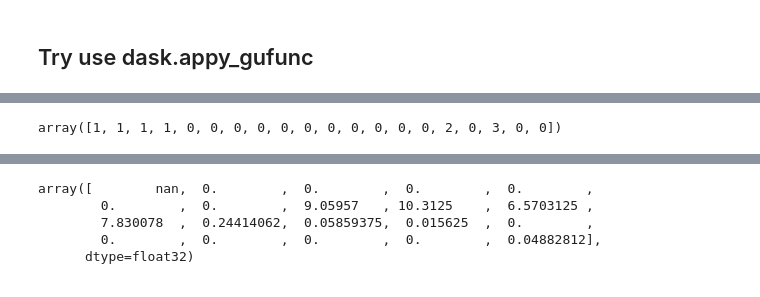
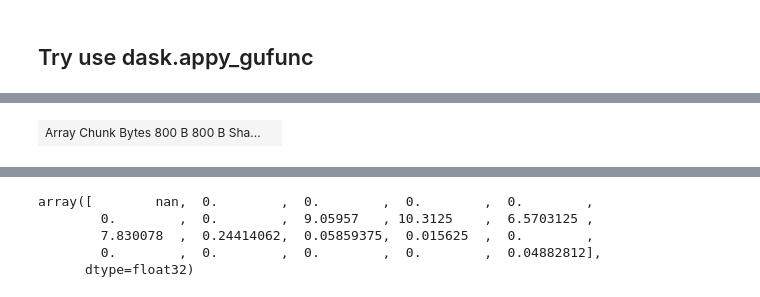
Before and after one commit to dougiesquire/CAFE-f6_documentation, a Jupyter notebook: notebooks/exploratory/calculate_KBDI.ipynb, the cells around one changed output, grey strips where cells are left out. Drawn from its saved outputs; the diff is of its cells as text; code cells hidden in the pictures.

```diff
--- a/notebooks/exploratory/calculate_KBDI.ipynb
+++ b/notebooks/exploratory/calculate_KBDI.ipynb
@@ -701,4 +691,4 @@ max_events = np.max(labelled_events)
-# %%
-labelled_events[25, :]
-# %% [output]
-array([1, 1, 1, 1, 0, 0, 0, 0, 0, 0, 0, 0, 0, 0, 0, 2, 0, 3, 0, 0])
+# %%
+x
+# %% [output]
+| Array Chunk Bytes 800 B 800 B Sha... |  |
```
Also changed, not shown: parts of 11 cells of this notebook.
